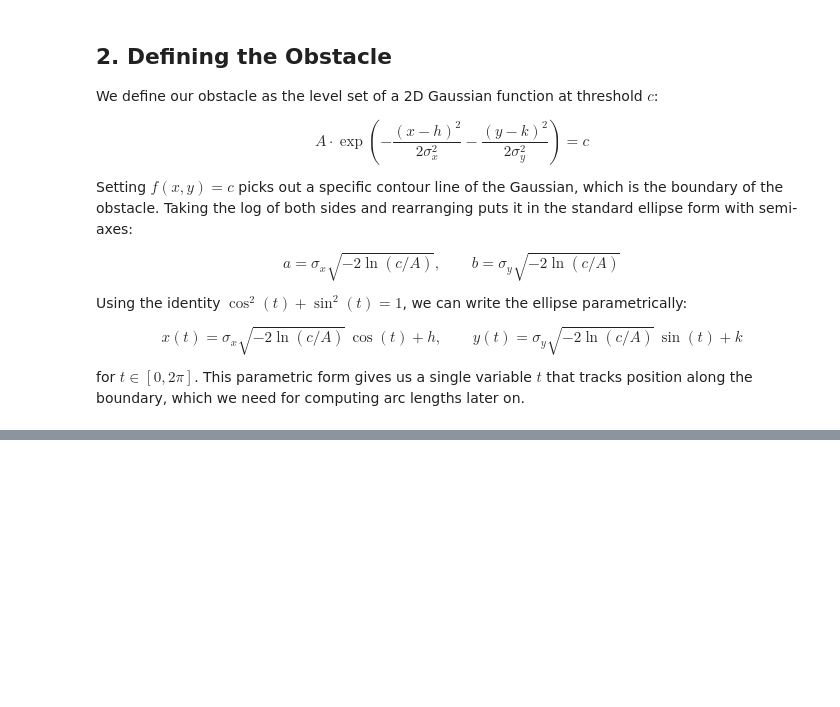
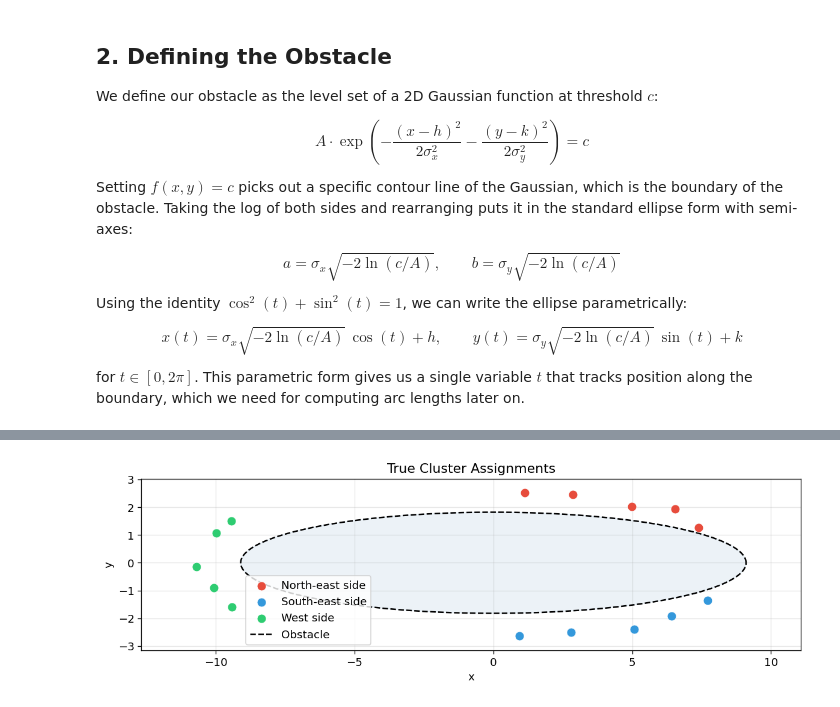
Before and after one commit to Michele-75/obstacle-aware-clustering, a Jupyter notebook: notebooks/01_toy_problem_ellipse.ipynb, the cells around one changed output, grey strips where cells are left out. Drawn from its saved outputs; the diff is of its cells as text; code cells hidden in the pictures; blank space fills up the shorter version.

```diff
--- a/notebooks/01_toy_problem_ellipse.ipynb
+++ b/notebooks/01_toy_problem_ellipse.ipynb
@@ -260,21 +45,0 @@ This ensures that points near the seam (e.g., $s = 0.02$ and $s = 0.98$) are cor
-# %%
-# Project each data point onto the ellipse and compute s
-t_values = []
-s_values = []
-
-for x_p, y_p in raw_data:
-    t_closest, s_closest = boundary.project_point(x_p, y_p)
-    t_values.append(t_closest)
-    s_values.append(s_closest)
-
-t_values = np.array(t_values)
-s_values = np.array(s_values)
-
-# Display s values grouped by shore
-shore_names = ['North-east']*5 + ['South-east']*5 + ['West']*5
-print('Arc-length values (s) for each point:')
-for i, (x, y, s, shore) in enumerate(zip(raw_data[:, 0], raw_data[:, 1], s_values, shore_names)):
-    print(f'  {shore:10s}: ({x:6.2f}, {y:6.2f})  ->  s = {s:.4f}')
-
-print('\nNotice: north-east points have small s values, south-east points have')
-print('large s values. They are far apart in arc-length even when close in (x,y).')
@@ -449,0 +135,26 @@ This allows the algorithm to find clusters that are both spatially coherent arou
+# %%
+# Plot data colored by true cluster
+fig, ax = plt.subplots(figsize=(10, 6))
+
+labels_text = ['North-east side', 'South-east side', 'West side']
+
+for i in range(3):
+    mask = true_labels == i
+    ax.scatter(raw_data[mask, 0], raw_data[mask, 1], c=colors[i],
+              s=80, edgecolors='white', linewidth=0.5, label=labels_text[i], zorder=3)
+
+# Draw the ellipse
+ax.plot(boundary_pts[:, 0], boundary_pts[:, 1], 'k--', linewidth=1.5, label='Obstacle')
+ax.fill(boundary_pts[:, 0], boundary_pts[:, 1], alpha=0.1, color='steelblue')
+
+ax.set_xlabel('x')
+ax.set_ylabel('y')
+ax.set_title('True Cluster Assignments')
+ax.legend(loc='lower left', bbox_to_anchor=(0.15, 0))
+ax.set_aspect('equal')
+ax.grid(True, alpha=0.3)
+ax.margins(0.1)
+plt.tight_layout()
+plt.show()
+# %% [output]
+[figure, added]
```
Also changed, not shown: parts of 35 cells of this notebook.
